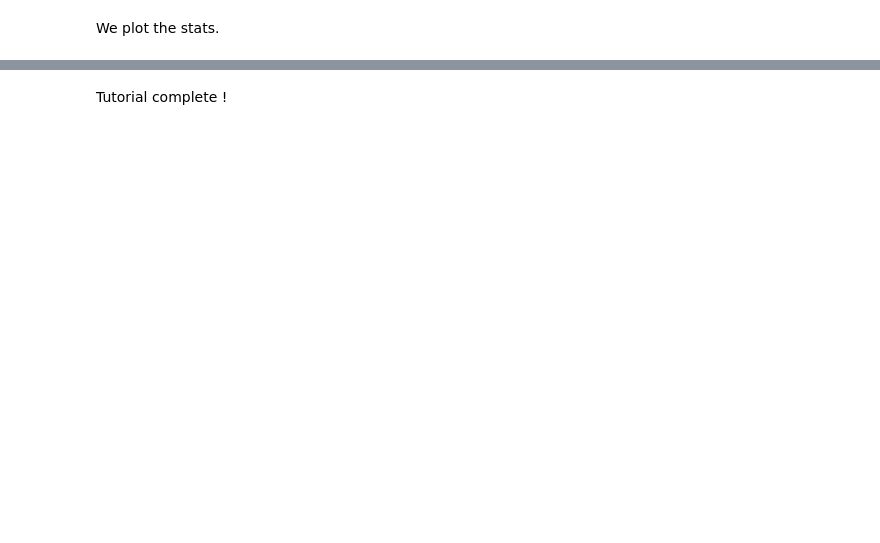
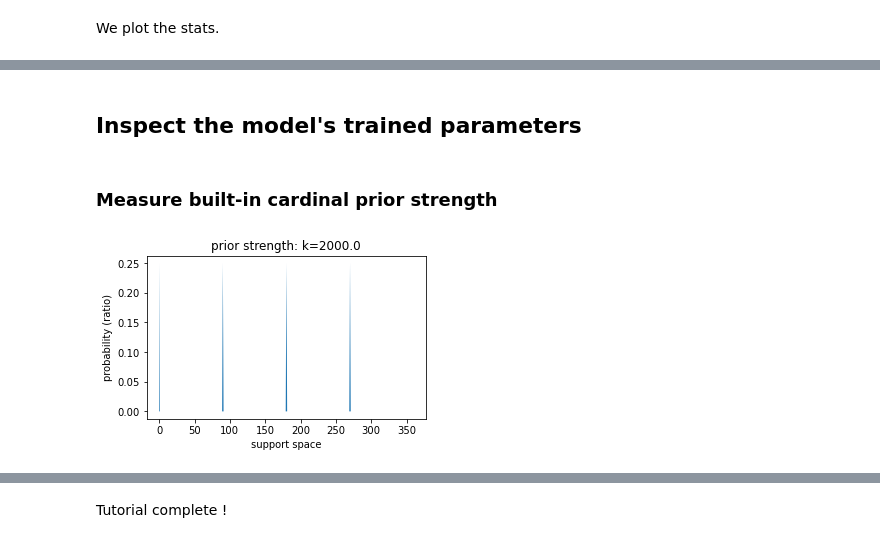
Before and after one commit to inference-org/bsfit, a Jupyter notebook: tutorials/cardinal_bayes/fit.ipynb, the cells around one changed output, grey strips where cells are left out. Cells and saved outputs as stored; diff of their text form; code cells hidden in the pictures; blank space fills up the shorter version.

```diff
--- a/tutorials/cardinal_bayes/fit.ipynb
+++ b/tutorials/cardinal_bayes/fit.ipynb
@@ -15,4 +51,16 @@ The autoreload extension is already loaded. To reload it, use:
 # %% [markdown]
 ## Simulate dataset
+# %%
+# simulate a training dataset
+train_dataset = simulate_dataset(
+    stim_noise=STIM_NOISE,
+    prior_mode=PRIOR_MODE,
+    prior_noise=PRIOR_NOISE,
+    prior_shape=PRIOR_SHAPE,
+)
+
+# use the train dataset as test to show
+# best predictions
+test_dataset = get_data(train_dataset)
 # %% [markdown]
 ## Train model and predict
@@ -36,0 +160,24 @@ We plot the stats.
+# %% [markdown]
+## Inspect the model's trained parameters
+# %% [markdown]
+### Measure built-in cardinal prior strength
+# %%
+# set support space and get cardinal prior
+# strength
+k_c = model.best_fit_p.tolist()[5]
+support_space = np.arange(0,360,1)
+
+# plot prior
+plt.figure(figsize=(5,3))
+plot_von_mises_mixture(
+    support_space=support_space,
+    v_u=np.array([0, 90, 180, 270]),
+    v_k=k_c
+)
+
+# legend
+plt.title(f"prior strength: k={k_c}");
+plt.ylabel("probability (ratio)");
+plt.xlabel("support space");
+# %% [output]
+[figure, added]
```
Also changed, not shown: parts of 26 cells of this notebook, 1 other file.
